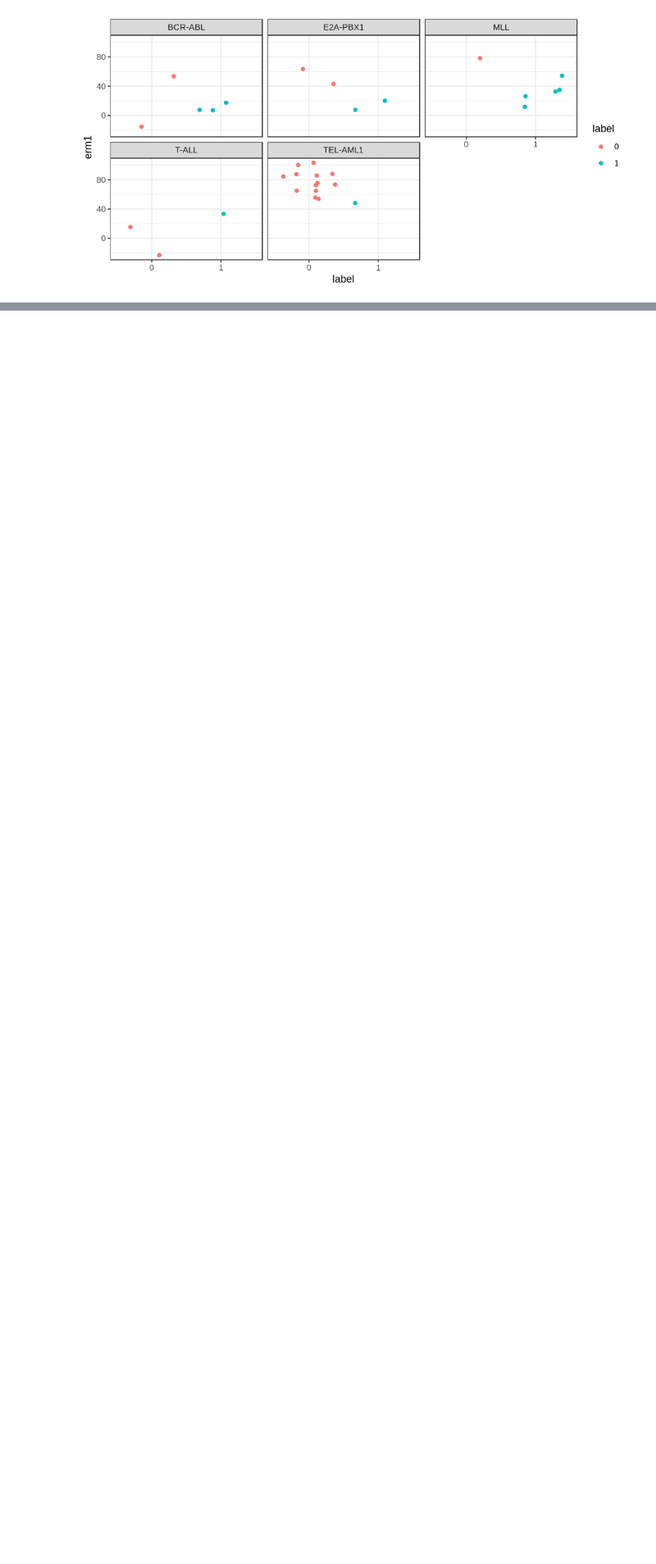
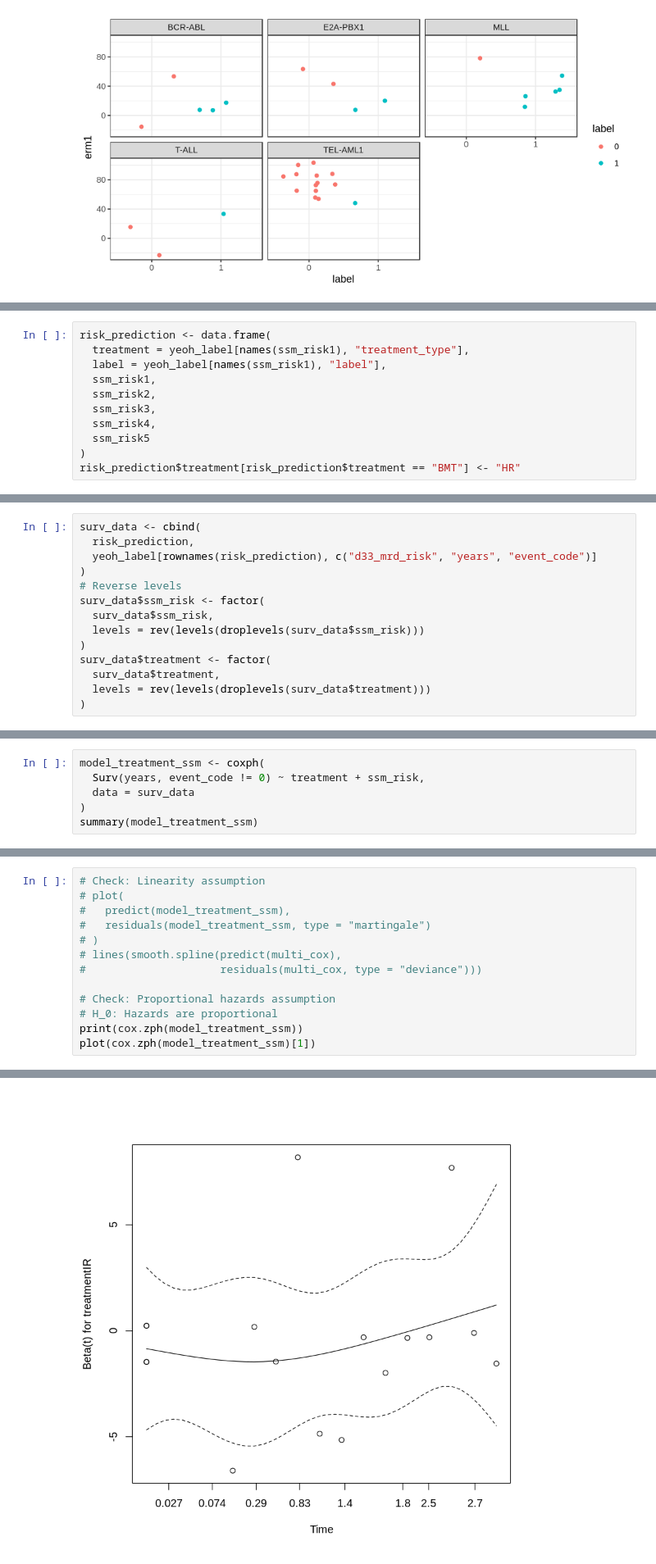
Before and after one commit to dblux/relapse_prediction, a Jupyter notebook: evaluation-figures.ipynb, the cells around one changed output, grey strips where cells are left out. Shown at 82% size. Cells and saved outputs as stored; diff of their text form; blank space fills up the shorter version.

```diff
--- a/evaluation-figures.ipynb
+++ b/evaluation-figures.ipynb
@@ -2255,0 +1878,11 @@ ggplot(global_erm_test2_all2,
+# %%
+risk_prediction <- data.frame(
+  treatment = yeoh_label[names(ssm_risk1), "treatment_type"],
+  label = yeoh_label[names(ssm_risk1), "label"],
+  ssm_risk1,
+  ssm_risk2,
+  ssm_risk3,
+  ssm_risk4,
+  ssm_risk5
+)
+risk_prediction$treatment[risk_prediction$treatment == "BMT"] <- "HR"
@@ -2255,0 +1953,14 @@ ggplot(global_erm_test2_all2,
+# %%
+surv_data <- cbind(
+  risk_prediction,
+  yeoh_label[rownames(risk_prediction), c("d33_mrd_risk", "years", "event_code")]
+)
+# Reverse levels
+surv_data$ssm_risk <- factor(
+  surv_data$ssm_risk,
+  levels = rev(levels(droplevels(surv_data$ssm_risk)))
+)
+surv_data$treatment <- factor(
+  surv_data$treatment,
+  levels = rev(levels(droplevels(surv_data$treatment)))
+)
@@ -2255,0 +2130,6 @@ ggplot(global_erm_test2_all2,
+# %%
+model_treatment_ssm <- coxph(
+  Surv(years, event_code != 0) ~ treatment + ssm_risk,
+  data = surv_data
+)
+summary(model_treatment_ssm)
@@ -2255,0 +2220,14 @@ ggplot(global_erm_test2_all2,
+# %%
+# Check: Linearity assumption
+# plot(
+#   predict(model_treatment_ssm),
+#   residuals(model_treatment_ssm, type = "martingale")
+# )
+# lines(smooth.spline(predict(multi_cox),
+#                     residuals(multi_cox, type = "deviance")))
+
+# Check: Proportional hazards assumption
+# H_0: Hazards are proportional
+print(cox.zph(model_treatment_ssm))
+plot(cox.zph(model_treatment_ssm)[1])
+# %% [output]
@@ -2255,0 +2240 @@ ggplot(global_erm_test2_all2,
+[figure, added]
```
Also changed, not shown: parts of 73 cells of this notebook, 17 other files.
